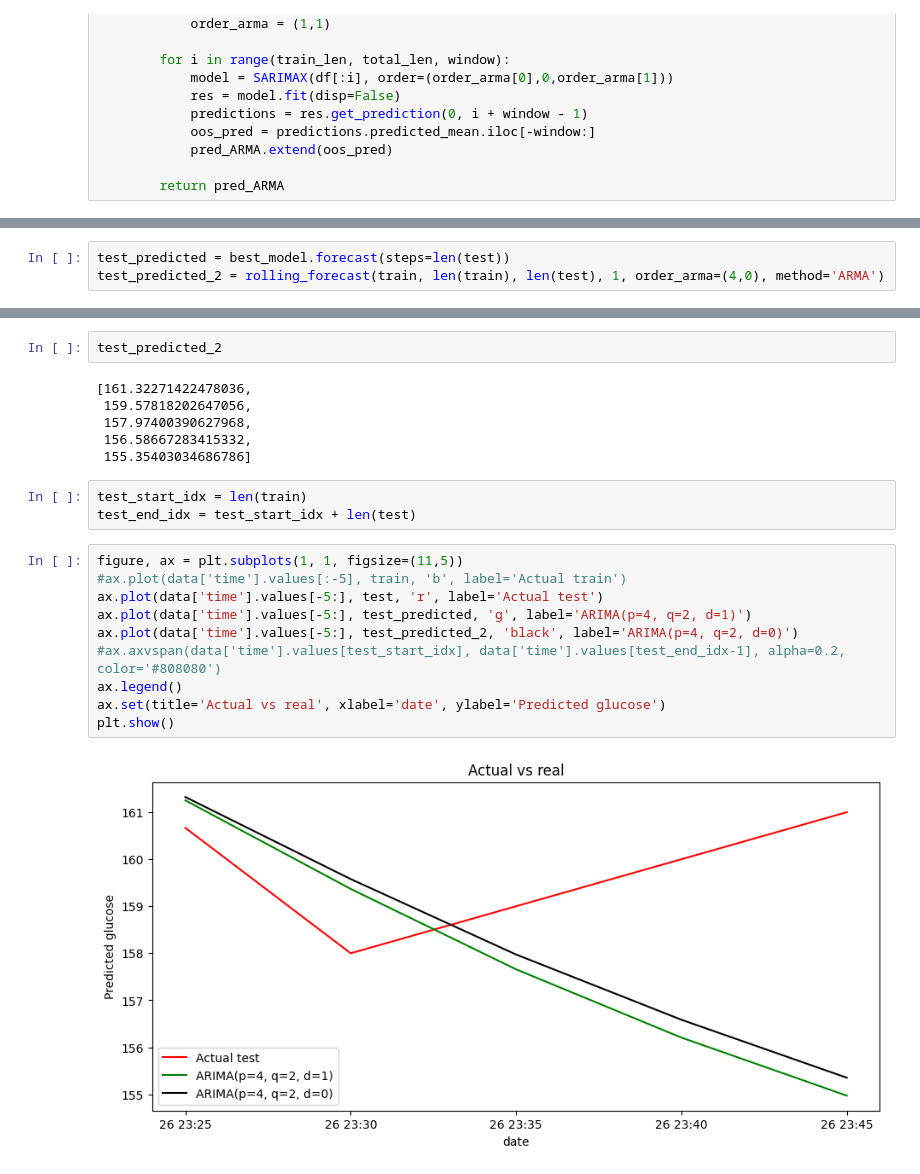
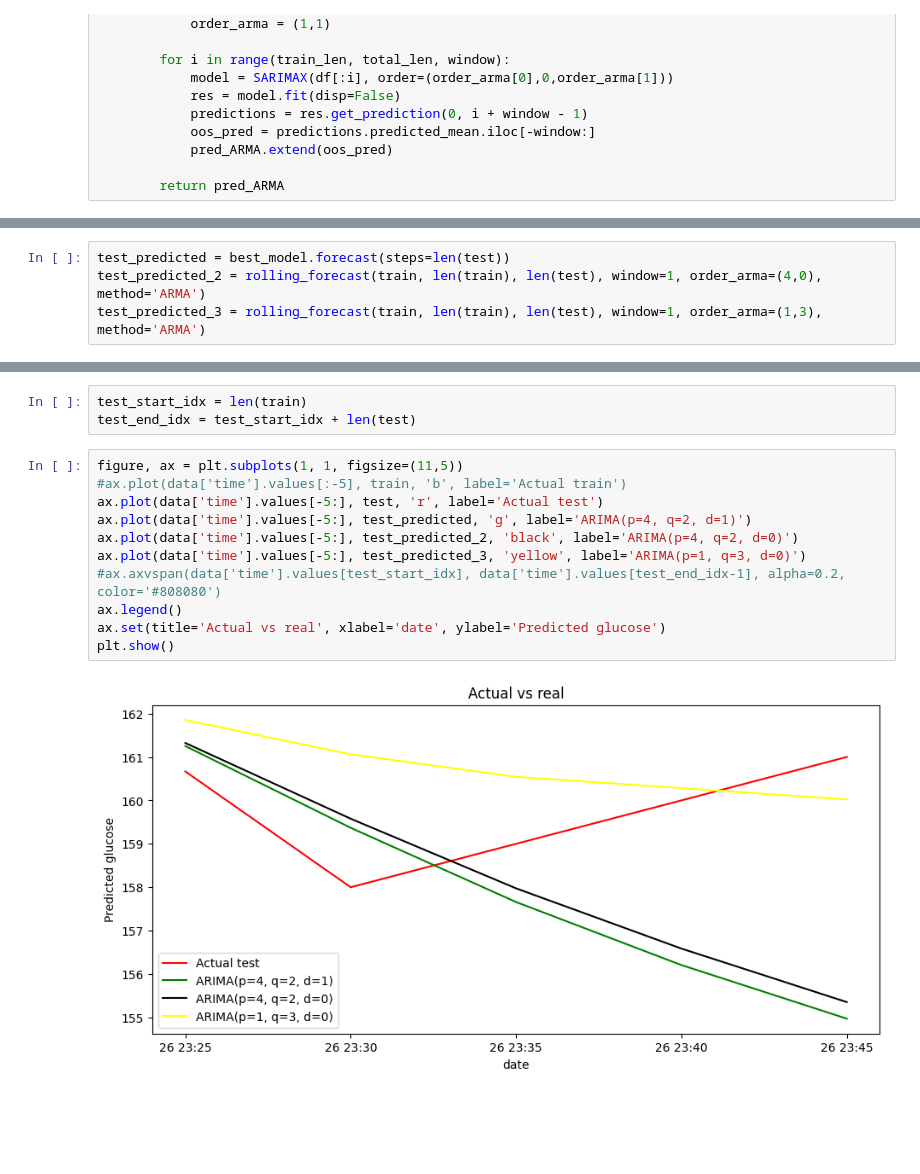
Before and after one commit to LuisDogo/Hypoglycemia_Prediction, a Jupyter notebook: notebooks/patient3.ipynb, the cells around one changed output, grey strips where cells are left out. Cells and saved outputs as stored; diff of their text form; blank space fills up the shorter version.

```diff
--- a/notebooks/patient3.ipynb
+++ b/notebooks/patient3.ipynb
@@ -427,4 +427,5 @@ Warnings:
 [1] Covariance matrix calculated using the outer product of gradients (complex-step).
 # %%
 test_predicted = best_model.forecast(steps=len(test))
-test_predicted_2 = rolling_forecast(train, len(train), len(test), 1, order_arma=(4,0), method='ARMA')
+test_predicted_2 = rolling_forecast(train, len(train), len(test), window=1, order_arma=(4,0), method='ARMA')
+test_predicted_3 = rolling_forecast(train, len(train), len(test), window=1, order_arma=(1,3), method='ARMA')
@@ -440,23 +432,16 @@ Name: predicted_mean, dtype: float64
-# %%
-test_predicted_2
-# %% [output]
-[161.32271422478036,
- 159.57818202647056,
- 157.97400390627968,
- 156.58667283415332,
- 155.35403034686786]
 # %%
 test_start_idx = len(train)
 test_end_idx = test_start_idx + len(test)
 # %%
 figure, ax = plt.subplots(1, 1, figsize=(11,5))
 #ax.plot(data['time'].values[:-5], train, 'b', label='Actual train')
 ax.plot(data['time'].values[-5:], test, 'r', label='Actual test')
 ax.plot(data['time'].values[-5:], test_predicted, 'g', label='ARIMA(p=4, q=2, d=1)')
 ax.plot(data['time'].values[-5:], test_predicted_2, 'black', label='ARIMA(p=4, q=2, d=0)')
+ax.plot(data['time'].values[-5:], test_predicted_3, 'yellow', label='ARIMA(p=1, q=3, d=0)')
 #ax.axvspan(data['time'].values[test_start_idx], data['time'].values[test_end_idx-1], alpha=0.2, color='#808080')
 ax.legend()
 ax.set(title='Actual vs real', xlabel='date', ylabel='Predicted glucose')
 plt.show()
 # %% [output]
-[figure, old version]
+[figure, new version]
```
Also changed, not shown: parts of 2 cells of this notebook, 1 other file.
